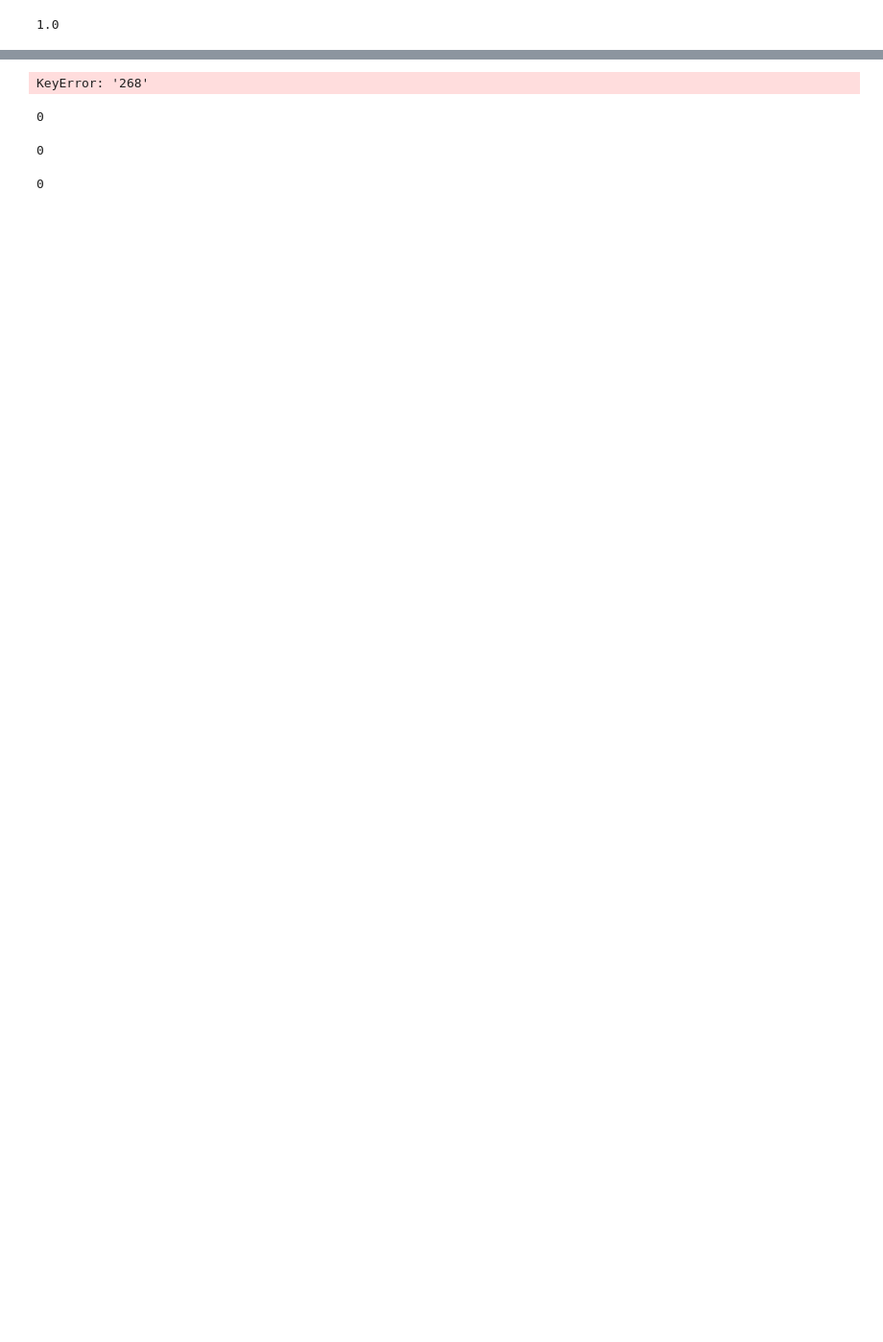
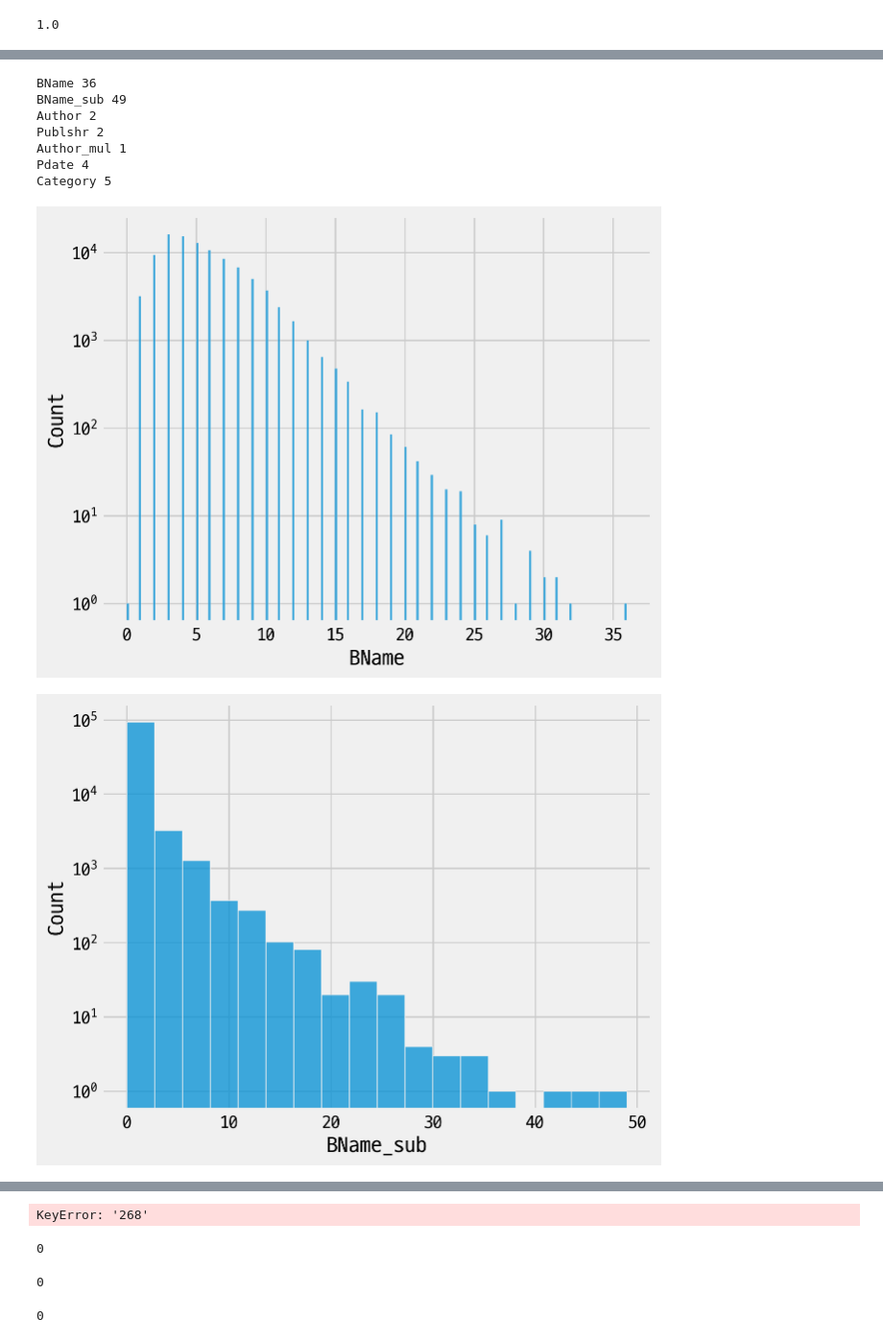
Before and after one commit to aladin-book-data/transformer_models, a Jupyter notebook: research/250309_preprocess_for_pred_rglr3.ipynb, the cells around one changed output, grey strips where cells are left out. Shown at 96% size. Drawn from its saved outputs; the diff is of its cells as text; code cells hidden in the pictures; blank space fills up the shorter version.

```diff
--- a/research/250309_preprocess_for_pred_rglr3.ipynb
+++ b/research/250309_preprocess_for_pred_rglr3.ipynb
@@ -65,7 +65,7 @@ sys.path.append(PRJCT_PATH)
 # %%
 RSLT_DIR = PRJCT_PATH + 'processed/'
 
-bookinfo_name = 'bookinfo_ver{}.pkl'.format(1.0)
+bookinfo_name = 'bookinfo_ver{}_single.csv'.format(2.0)
 bookinfo_path = os.path.join(RSLT_DIR,bookinfo_name)
 
 sys.path.append(PRJCT_PATH)
@@ -144,9 +134,9 @@ def make_store_encode_map(store_data):
         for n,place in enumerate(stores.index)
     }
 # %%
-file_name = 'bookinfo_ver{}.csv'.format(1.0)
-file_path = os.path.join(RSLT_DIR,file_name)
-bookinfo_raw = pd.read_csv(file_path)
+#file_name = 'bookinfo_ver{}.csv'.format(1.0)
+#file_path = os.path.join(RSLT_DIR,file_name)
+bookinfo_raw = pd.read_csv(bookinfo_path)
 # %%
 cols = bookinfo_raw.columns.to_list()
 x_idxs, y_idx = [0,2,3,4,5,6,9,10], 7
@@ -390,6 +380,24 @@ for key,val in map_token_encode_num.items():
 map_token_encode_total = dict(map_token_encode_str,**map_token_encode_num_placed)
 # %%
 encode_1line =lambda x: list(map(lambda y : encode_tokens(map_token_encode_total,y),x))
+# %%
+for k,v in book_tknzed.items():
+    temp = v.apply(lambda x : len(x))
+    print(k,temp.max())
+    if 'BName' in k:
+        fig,ax = plt.subplots()
+        sns.histplot(temp,ax=ax)
+        ax.set_yscale('log')
+# %% [output]
+BName 36
+BName_sub 49
+Author 2
+Publshr 2
+Author_mul 1
+Pdate 4
+Category 5
+[figure, added]
+[figure, added]
 # %%
 maxlens={
     'Category' : 5,
```
Also changed, not shown: parts of 19 cells of this notebook, 7 other files.
